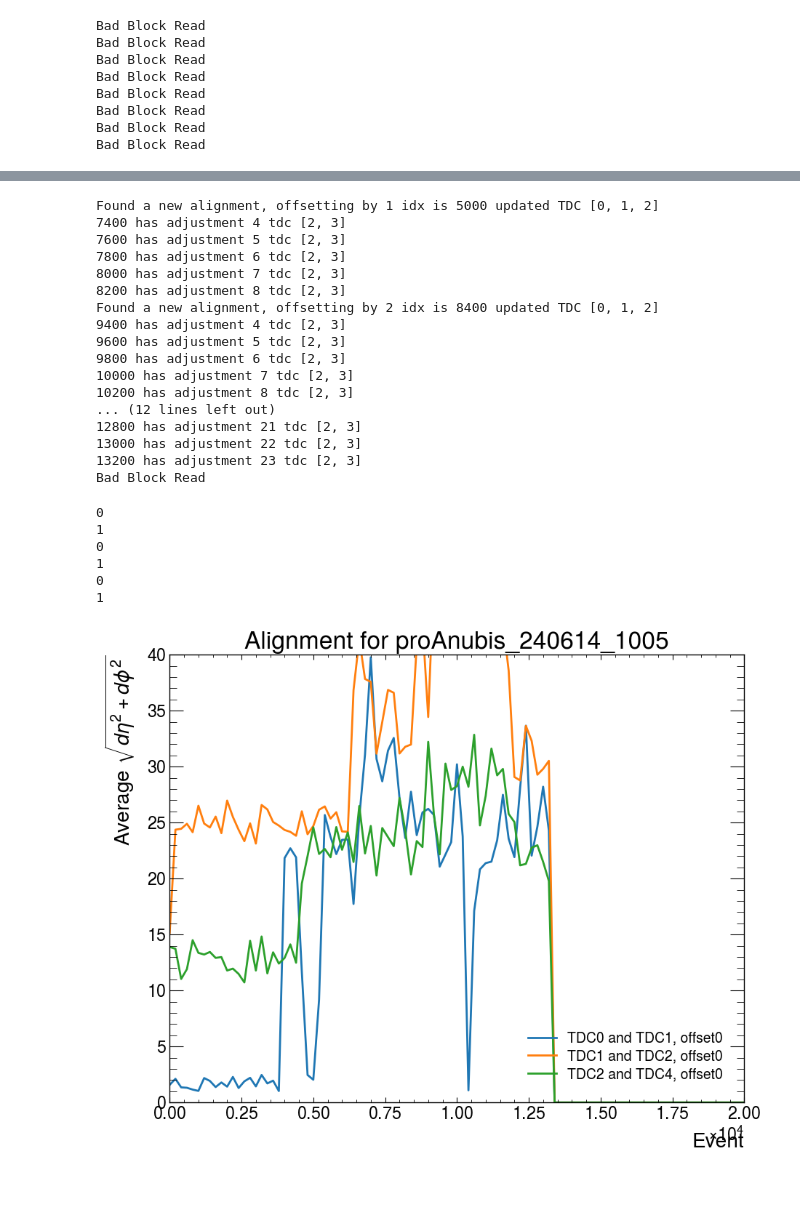
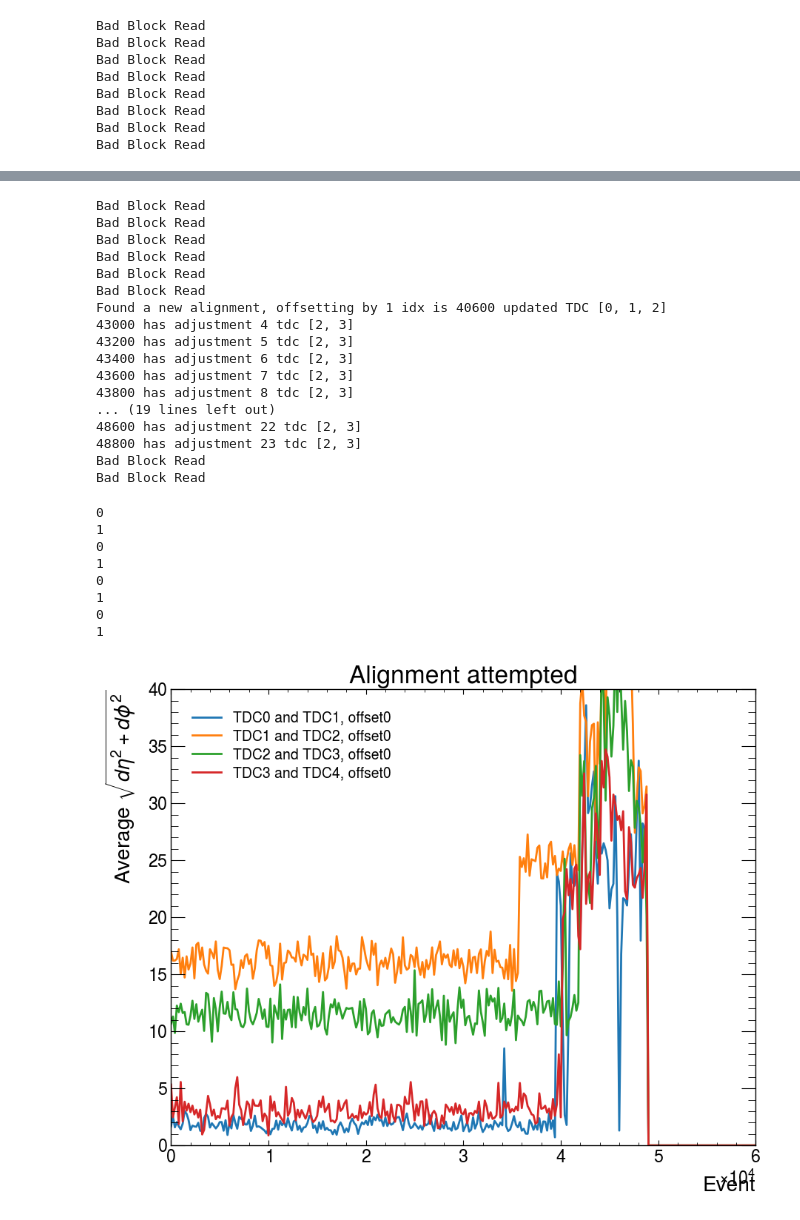
Before and after one commit to Takodachi6969/summer2, a Jupyter notebook: DataAnalysis20062024.ipynb, the cells around one changed output, grey strips where cells are left out. Saved outputs shown, nothing was run; the diff lists cells and outputs as text; code cells hidden in the pictures; blank space fills up the shorter version.

```diff
--- a/DataAnalysis20062024.ipynb
+++ b/DataAnalysis20062024.ipynb
@@ -1368,7 +1368,7 @@ Bad Block Read
 # %%
 data = {}
 
-order = [[0, 1], [1, 2], [2, 4]]
+order = [[0, 1], [1, 2], [2, 3], [3, 4]]
 # for i in values:
 #     for j in values:
 #         if i < j:
@@ -1452,7 +1454,7 @@ for item in order:
     offsets, binsx = get_element(i,j, data)
     for idx, offsethist in enumerate(offsets):
         if idx <1:
-            ax.plot(binsx,offsethist,label=f'TDC{i} and TDC{j}, offset{idx}')
+            ax.plot(binsx,offsethist,label=f'TDC{i} and TDC{j}, offset{idx}', alpha = 0.8)
 
             # plotted_tdc2 = False
             # plotted_tdc1 = False
@@ -1481,10 +1483,11 @@ plt.show()
 # %%
 importlib.reload(rawFileReader)
 
+order = [[0, 1], [1, 2], [2, 3], [3, 4]]
 events = []
 processedEvents = 0
 interval = 200
-for file_path in allFpaths[6:7]:
+for file_path in allFpaths[0:8]:
     fReader = rawFileReader.fileReader(file_path)
     flagged = []
     order = [[2, 3]]
@@ -1523,26 +1526,26 @@ for file_path in allFpaths[6:7]:
                         print(f"{processedEvents} has adjustment {adjustment[idx]} tdc {item}")
                         flagged.append([processedEvents, adjustment[idx], item])
 # %% [output]
-Found a new alignment, offsetting by 1 idx is 5000 updated TDC [0, 1, 2]
-7400 has adjustment 4 tdc [2, 3]
-7600 has adjustment 5 tdc [2, 3]
-7800 has adjustment 6 tdc [2, 3]
-8000 has adjustment 7 tdc [2, 3]
-8200 has adjustment 8 tdc [2, 3]
-Found a new alignment, offsetting by 2 idx is 8400 updated TDC [0, 1, 2]
-9400 has adjustment 4 tdc [2, 3]
-9600 has adjustment 5 tdc [2, 3]
-9800 has adjustment 6 tdc [2, 3]
-10000 has adjustment 7 tdc [2, 3]
-10200 has adjustment 8 tdc [2, 3]
-... (12 lines left out)
-12800 has adjustment 21 tdc [2, 3]
-13000 has adjustment 22 tdc [2, 3]
-13200 has adjustment 23 tdc [2, 3]
 Bad Block Read
+Bad Block Read
+Bad Block Read
+Bad Block Read
+Bad Block Read
+Bad Block Read
+Found a new alignment, offsetting by 1 idx is 40600 updated TDC [0, 1, 2]
+43000 has adjustment 4 tdc [2, 3]
+43200 has adjustment 5 tdc [2, 3]
+43400 has adjustment 6 tdc [2, 3]
+43600 has adjustment 7 tdc [2, 3]
+43800 has adjustment 8 tdc [2, 3]
+... (19 lines left out)
+48600 has adjustment 22 tdc [2, 3]
+48800 has adjustment 23 tdc [2, 3]
+Bad Block Read
+Bad Block Read
 # %%
 data = {}
-order = [[0, 1], [1, 2], [2, 4]]
+order = [[0, 1], [1, 2], [2, 3], [3, 4]]
 # for i in values:
 #     for j in values:
 #         if i < j:
@@ -1616,39 +1619,41 @@ for item in order:
 1
 0
 1
+0
+1
 # %%
 fig, ax = plt.subplots(figsize=(10, 8))
 # for i in values:
 #     for j in values:
 #         if i < j:
 for item in order:
     i, j = item
     offsets, binsx = get_element(i,j, data)
     for idx, offsethist in enumerate(offsets):
         if idx <1:
             ax.plot(binsx,offsethist,label=f'TDC{i} and TDC{j}, offset{idx}')
 
             # plotted_tdc2 = False
             # plotted_tdc1 = False
             # for x in alignevt[2][1]:
             #     if not plotted_tdc2:
             #         ax.axvline(x=x, color='r', linestyle='--', label='TDC2')
             #         plotted_tdc2 = True
             #     else:
             #         ax.axvline(x=x, color='r', linestyle='--')
             # for x in alignevt[1][2]:
             #     if not plotted_tdc1:
             #         ax.axvline(x=x, color='b', linestyle='--', label='TDC1')
             #         plotted_tdc1 = True
             #     else:
             #         ax.axvline(x=x, color='b', linestyle='--')
 
-ax.set_xlim(0,20000)
+ax.set_xlim(0,60000)
 ax.set_ylim(0,40)
 ax.legend()
-ax.set_title('Alignment for proAnubis_240614_1005')
+ax.set_title('Alignment attempted')
 ax.set_ylabel('Average $\sqrt{d\eta^2+d\phi^2}$')
 ax.set_xlabel('Event')
 plt.show()
 # %% [output]
-[figure, old version]
+[figure, new version]
```
Also changed, not shown: parts of 2 cells of this notebook.
